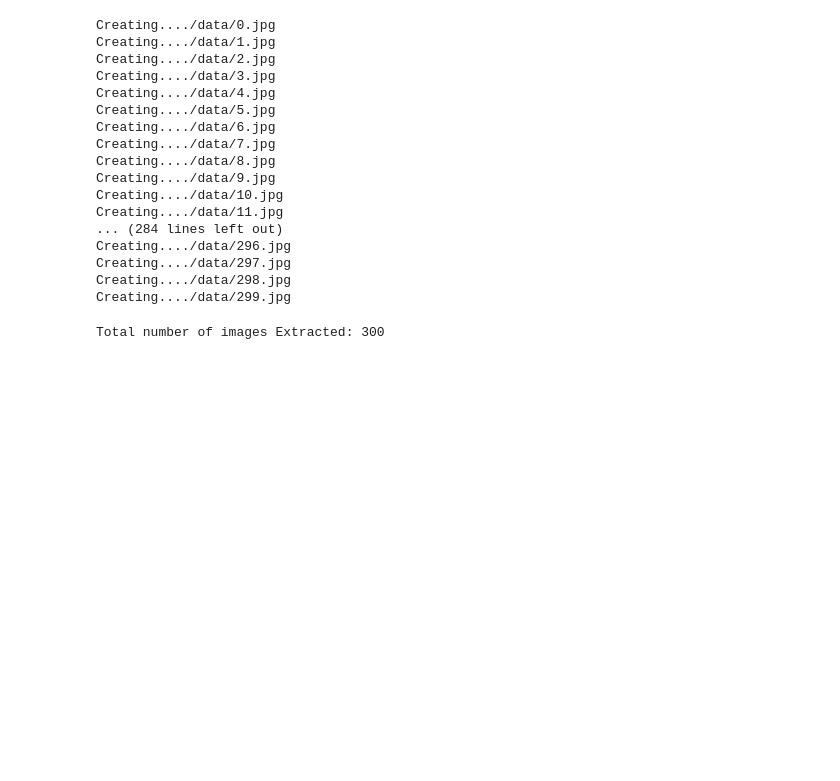
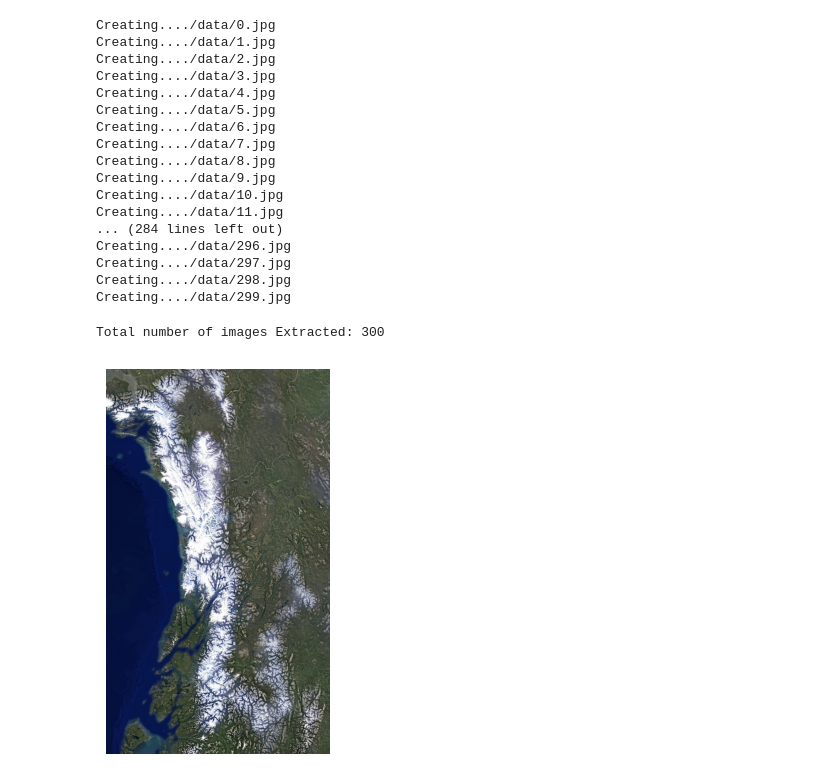
Before and after one commit to harsh125op/waterLevel, a Jupyter notebook: 1_Image_Process.ipynb, the cells around one changed output. Drawn from its saved outputs; the diff is of its cells as text; code cells hidden in the pictures; blank space fills up the shorter version.

```diff
--- a/1_Image_Process.ipynb
+++ b/1_Image_Process.ipynb
@@ -74,3 +76,12 @@ for path in os.listdir(dir_path):
 print('Total number of images Extracted:', count)
 # %% [output]
 Total number of images Extracted: 300
+# %%
+#Read and display one of the image from the images extracted
+img = plt.imread("D:\\paper\\waterLevel\\data\\0.jpg")
+fig, ax = plt.subplots(figsize=(10, 5))
+ax.imshow(img)
+ax.axis('off')
+plt.show()
+# %% [output]
+[figure, added]
```
Also changed, not shown: parts of 2 cells of this notebook.
